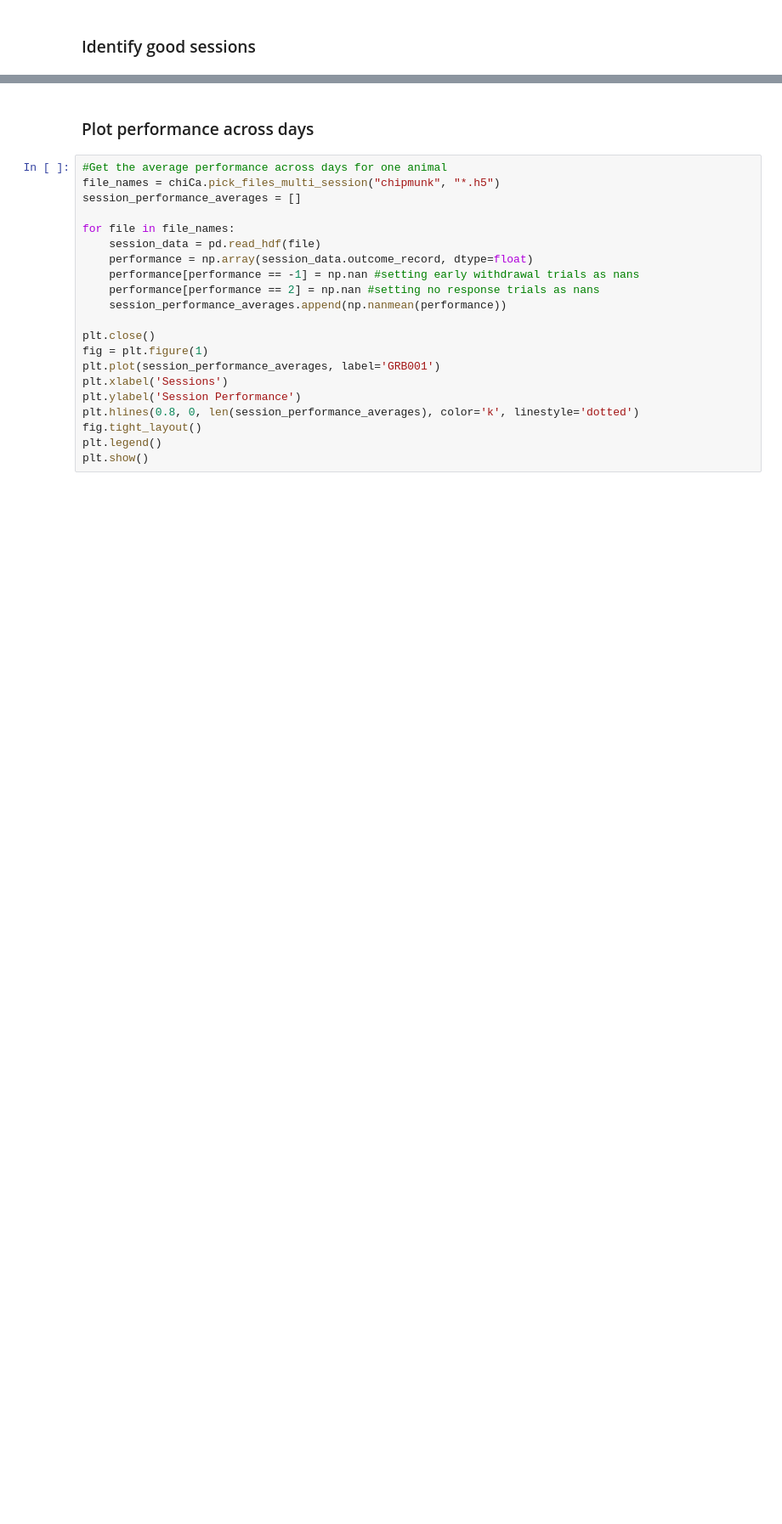
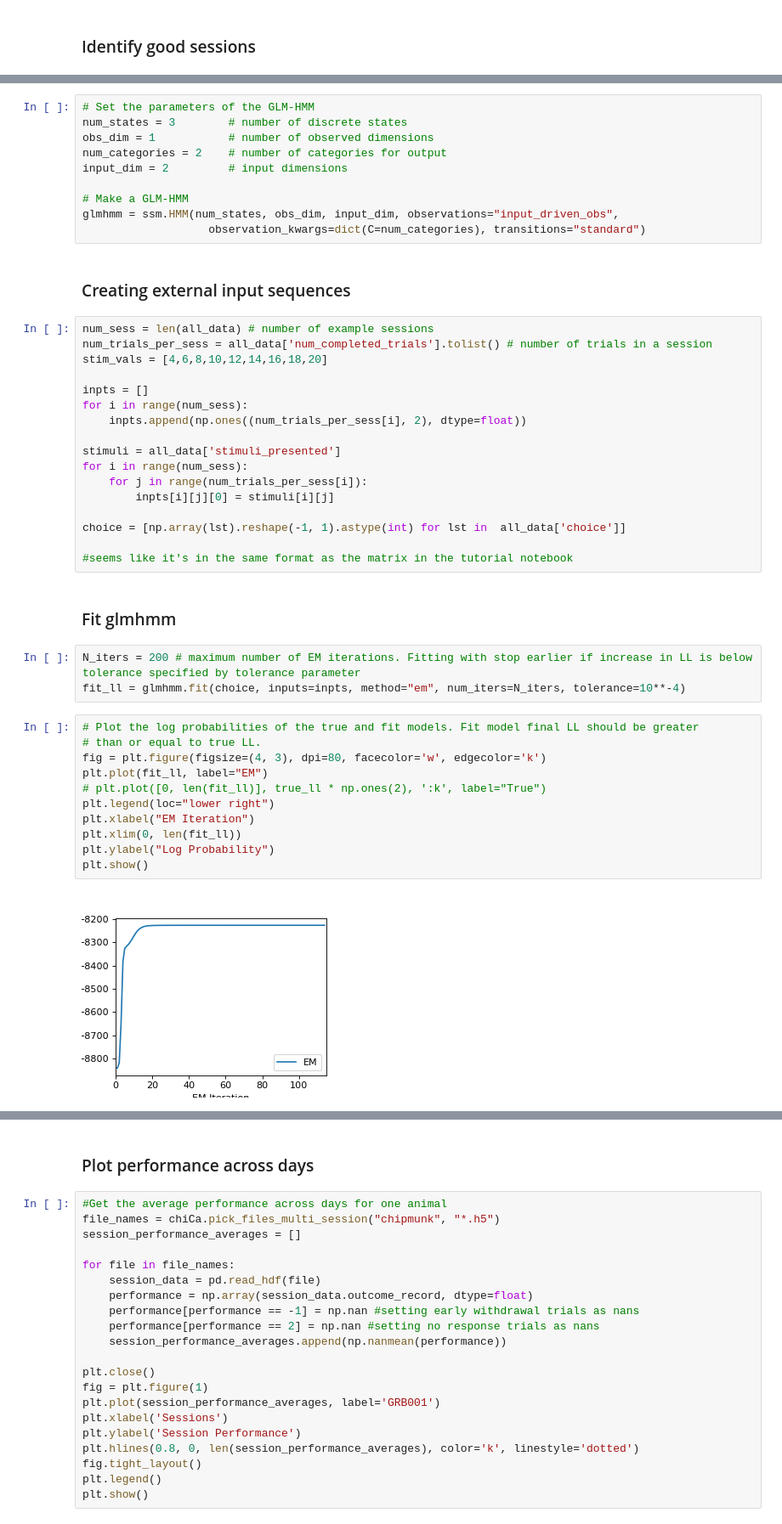
Before and after one commit to rojasgabriel/behavior_analyses, a Jupyter notebook: main_analyses.ipynb, the cells around one changed output, grey strips where cells are left out. Shown: that part at 85% size. Cells and saved outputs as stored; diff of their text form; blank space fills up the shorter version.

Commit message:
Continued working on GLM-HMM. Managed to properly fit the model and extract weights and posterior probabilities. Now need to work on implementing cross-validation and model selection

```diff
--- a/main_analyses.ipynb
+++ b/main_analyses.ipynb
@@ -226,0 +198,47 @@ plt.show()
+# %%
+# Set the parameters of the GLM-HMM
+num_states = 3        # number of discrete states
+obs_dim = 1           # number of observed dimensions
+num_categories = 2    # number of categories for output
+input_dim = 2         # input dimensions
+
+# Make a GLM-HMM
+glmhmm = ssm.HMM(num_states, obs_dim, input_dim, observations="input_driven_obs",
+                   observation_kwargs=dict(C=num_categories), transitions="standard")
+# %% [markdown]
+### Creating external input sequences
+# %%
+num_sess = len(all_data) # number of example sessions
+num_trials_per_sess = all_data['num_completed_trials'].tolist() # number of trials in a session
+stim_vals = [4,6,8,10,12,14,16,18,20]
+
+inpts = []
+for i in range(num_sess):
+    inpts.append(np.ones((num_trials_per_sess[i], 2), dtype=float))
+
+stimuli = all_data['stimuli_presented']
+for i in range(num_sess):
+    for j in range(num_trials_per_sess[i]):
+        inpts[i][j][0] = stimuli[i][j]
+
+choice = [np.array(lst).reshape(-1, 1).astype(int) for lst in  all_data['choice']]
+
+#seems like it's in the same format as the matrix in the tutorial notebook
+# %% [markdown]
+### Fit glmhmm
+# %%
+N_iters = 200 # maximum number of EM iterations. Fitting with stop earlier if increase in LL is below tolerance specified by tolerance parameter
+fit_ll = glmhmm.fit(choice, inputs=inpts, method="em", num_iters=N_iters, tolerance=10**-4)
+# %%
+# Plot the log probabilities of the true and fit models. Fit model final LL should be greater
+# than or equal to true LL.
+fig = plt.figure(figsize=(4, 3), dpi=80, facecolor='w', edgecolor='k')
+plt.plot(fit_ll, label="EM")
+# plt.plot([0, len(fit_ll)], true_ll * np.ones(2), ':k', label="True")
+plt.legend(loc="lower right")
+plt.xlabel("EM Iteration")
+plt.xlim(0, len(fit_ll))
+plt.ylabel("Log Probability")
+plt.show()
+# %% [output]
+[figure, added]
```
Also changed, not shown: parts of 31 cells of this notebook, 2 other files.
